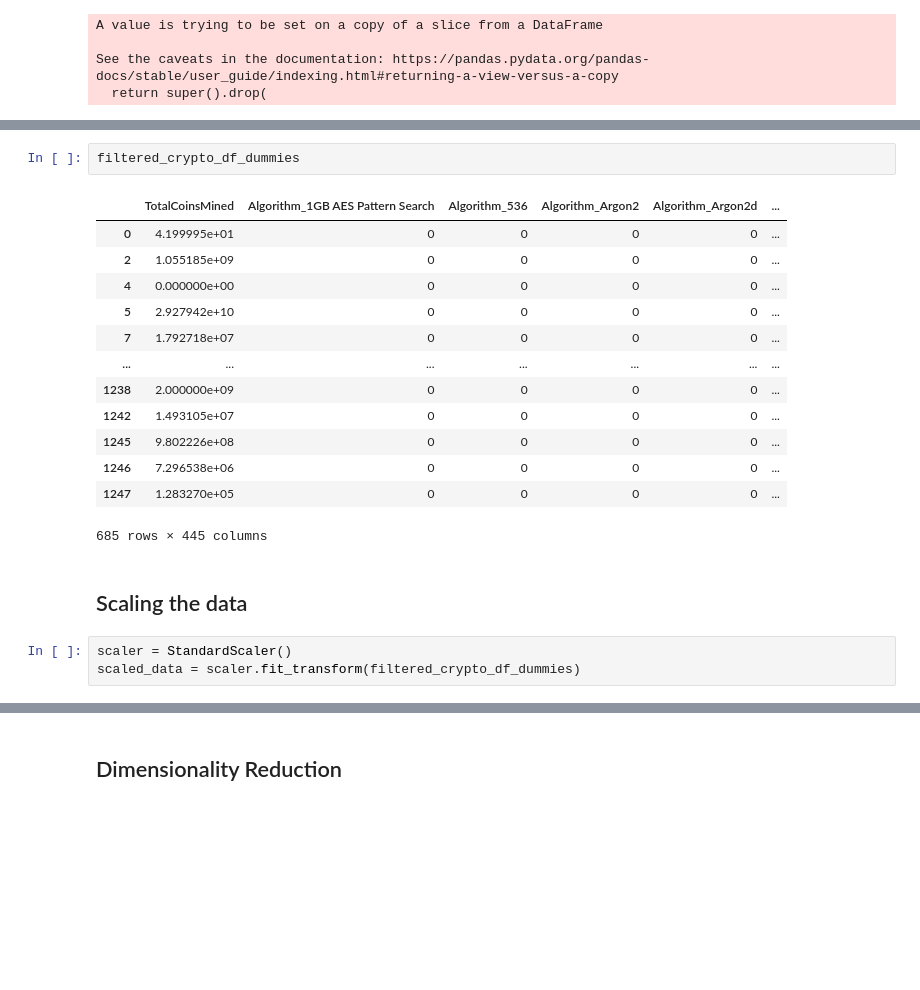
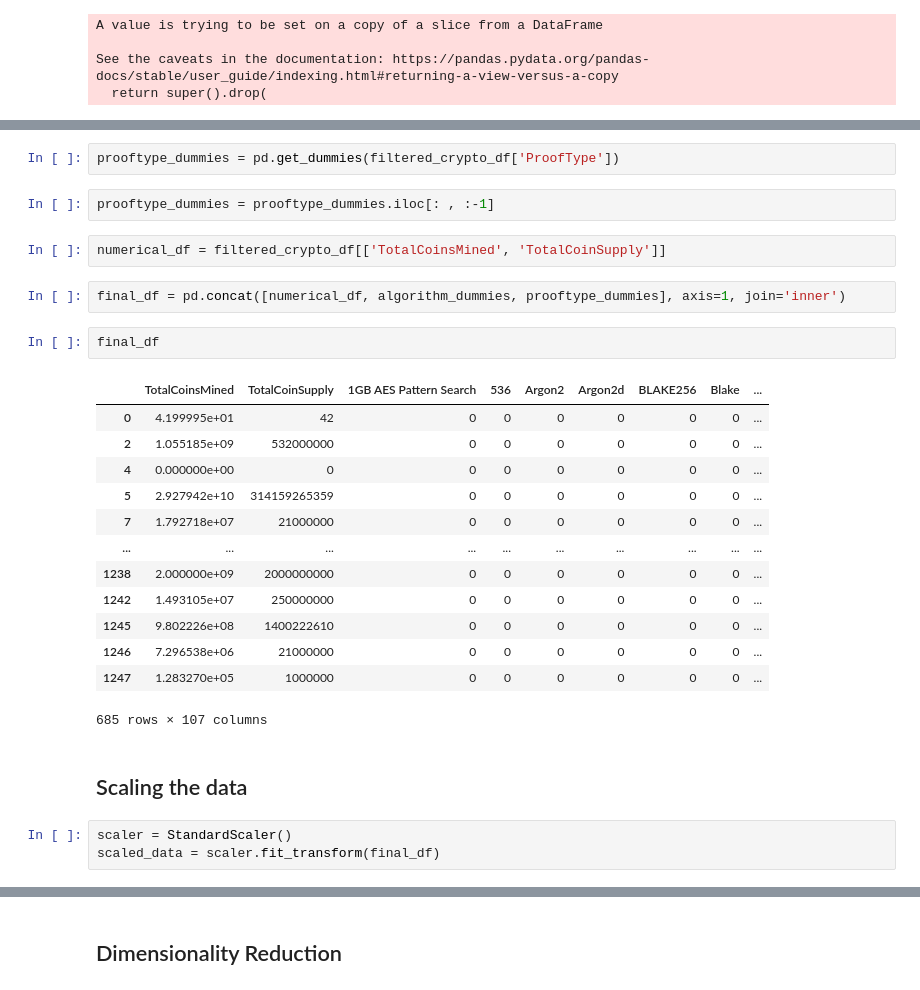
Before and after one commit to benmxnguyen/unsupervised-ml-challenge, a Jupyter notebook: unsupervised_ml_hw.ipynb, the cells around one changed output, grey strips where cells are left out. Drawn from its saved outputs; the diff is of its cells as text; blank space fills up the shorter version.

```diff
--- a/unsupervised_ml_hw.ipynb
+++ b/unsupervised_ml_hw.ipynb
@@ -83,24 +84,32 @@ filtered_crypto_df_dummies = pd.get_dummies(filtered_crypto_df)
+# %%
+prooftype_dummies = pd.get_dummies(filtered_crypto_df['ProofType'])
+# %%
+prooftype_dummies = prooftype_dummies.iloc[: , :-1]
+# %%
+numerical_df = filtered_crypto_df[['TotalCoinsMined', 'TotalCoinSupply']]
 # %%
-filtered_crypto_df_dummies
+final_df = pd.concat([numerical_df, algorithm_dummies, prooftype_dummies], axis=1, join='inner')
-# %% [output]
-|  | TotalCoinsMined | Algorithm_1GB AES Pattern Search | Algorithm_536 | Algorithm_Argon2 | Algorithm_Argon2d | ... |
-| 0 | 4.199995e+01 | 0 | 0 | 0 | 0 | ... |
-| 2 | 1.055185e+09 | 0 | 0 | 0 | 0 | ... |
-| 4 | 0.000000e+00 | 0 | 0 | 0 | 0 | ... |
-| 5 | 2.927942e+10 | 0 | 0 | 0 | 0 | ... |
-| 7 | 1.792718e+07 | 0 | 0 | 0 | 0 | ... |
-| ... | ... | ... | ... | ... | ... | ... |
-| 1238 | 2.000000e+09 | 0 | 0 | 0 | 0 | ... |
-| 1242 | 1.493105e+07 | 0 | 0 | 0 | 0 | ... |
-| 1245 | 9.802226e+08 | 0 | 0 | 0 | 0 | ... |
-| 1246 | 7.296538e+06 | 0 | 0 | 0 | 0 | ... |
-| 1247 | 1.283270e+05 | 0 | 0 | 0 | 0 | ... |
-685 rows × 445 columns
+# %%
+final_df
+# %% [output]
+|  | TotalCoinsMined | TotalCoinSupply | 1GB AES Pattern Search | 536 | Argon2 | Argon2d | BLAKE256 | Blake | ... |
+| 0 | 4.199995e+01 | 42 | 0 | 0 | 0 | 0 | 0 | 0 | ... |
+| 2 | 1.055185e+09 | 532000000 | 0 | 0 | 0 | 0 | 0 | 0 | ... |
+| 4 | 0.000000e+00 | 0 | 0 | 0 | 0 | 0 | 0 | 0 | ... |
+| 5 | 2.927942e+10 | 314159265359 | 0 | 0 | 0 | 0 | 0 | 0 | ... |
+| 7 | 1.792718e+07 | 21000000 | 0 | 0 | 0 | 0 | 0 | 0 | ... |
+| ... | ... | ... | ... | ... | ... | ... | ... | ... | ... |
+| 1238 | 2.000000e+09 | 2000000000 | 0 | 0 | 0 | 0 | 0 | 0 | ... |
+| 1242 | 1.493105e+07 | 250000000 | 0 | 0 | 0 | 0 | 0 | 0 | ... |
+| 1245 | 9.802226e+08 | 1400222610 | 0 | 0 | 0 | 0 | 0 | 0 | ... |
+| 1246 | 7.296538e+06 | 21000000 | 0 | 0 | 0 | 0 | 0 | 0 | ... |
+| 1247 | 1.283270e+05 | 1000000 | 0 | 0 | 0 | 0 | 0 | 0 | ... |
+685 rows × 107 columns
 # %% [markdown]
 ## Scaling the data
 # %%
 scaler = StandardScaler()
-scaled_data = scaler.fit_transform(filtered_crypto_df_dummies)
+scaled_data = scaler.fit_transform(final_df)
 # %%
 scaled_data
 # %% [output]
```
Also changed, not shown: parts of 16 cells of this notebook.
